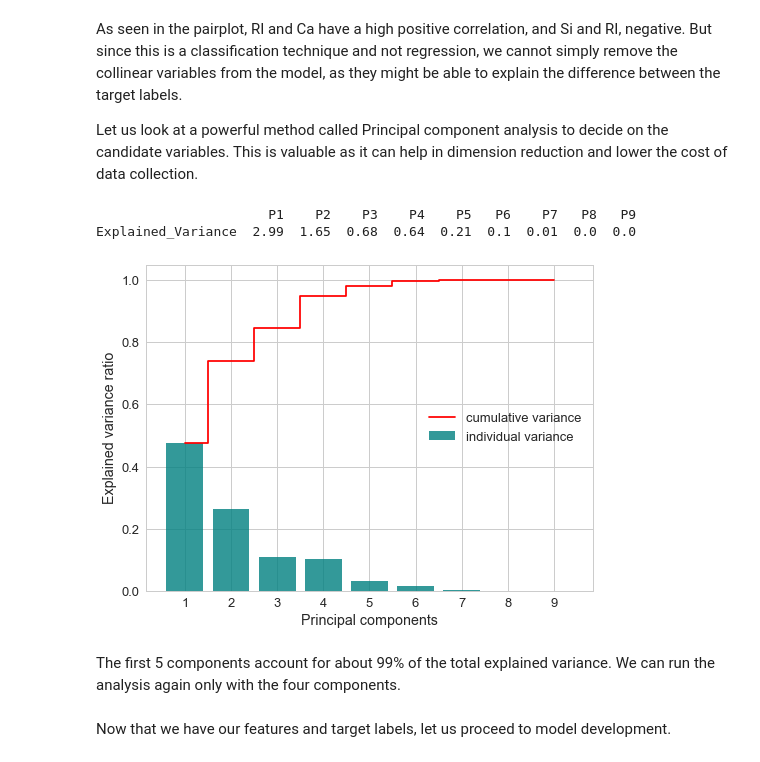
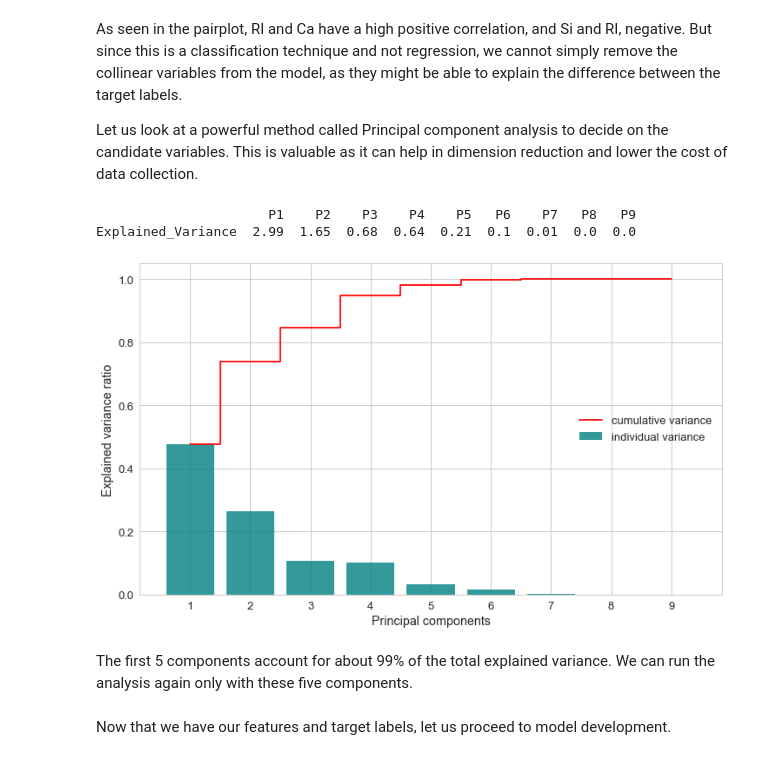
Before and after one commit to p-sama/Glass-Classification, a Jupyter notebook: 452-IP-GlassClassification.ipynb, the cells around one changed output. Cells and saved outputs as stored; diff of their text form; code cells hidden in the pictures.

```diff
--- a/452-IP-GlassClassification.ipynb
+++ b/452-IP-GlassClassification.ipynb
@@ -228,27 +228,27 @@ Let us look at a powerful method called Principal component analysis to decide o
 # %%
 # Performing PCA
 X_var = glass_df[['RI','Na','Mg','Al','Si','K','Ca','Ba','Fe']]
 pca = PCA(random_state = 1)
 pca.fit(X_var)
 var_exp = pca.explained_variance_ratio_
 cum_var_exp = np.cumsum(var_exp)
 var_df = pd.DataFrame(pca.explained_variance_.round(2), index=["P" + str(i) for i in range(1,10)],
                       columns=["Explained_Variance"])
 print(var_df.T)
-plt.figure(figsize=(8,6))
+plt.figure(figsize=(12,7))
 plt.bar(range(1,len(cum_var_exp)+1), var_exp, align= 'center', label= 'individual variance', color='teal', alpha = 0.8)
 plt.step(range(1,len(cum_var_exp)+1), cum_var_exp, where = 'mid' , label= 'cumulative variance', color='red')
 plt.ylabel('Explained variance ratio')
 plt.xlabel('Principal components')
 plt.xticks(np.arange(1,len(var_exp)+1,1))
 plt.legend(loc='center right')
 plt.show()
 # %% [output]
                       P1    P2    P3    P4    P5   P6    P7   P8   P9
 Explained_Variance  2.99  1.65  0.68  0.64  0.21  0.1  0.01  0.0  0.0
-[figure, old version]
+[figure, new version]
 # %% [markdown]
-The first 5 components account for about 99% of the total explained variance. We can run the analysis again only with the four components.
+The first 5 components account for about 99% of the total explained variance. We can run the analysis again only with these five components.
 # %%
 pca_red = PCA(n_components=5)
 X_reduced = pca_red.fit_transform(X_var)
```
Also changed, not shown: parts of 5 cells of this notebook.
